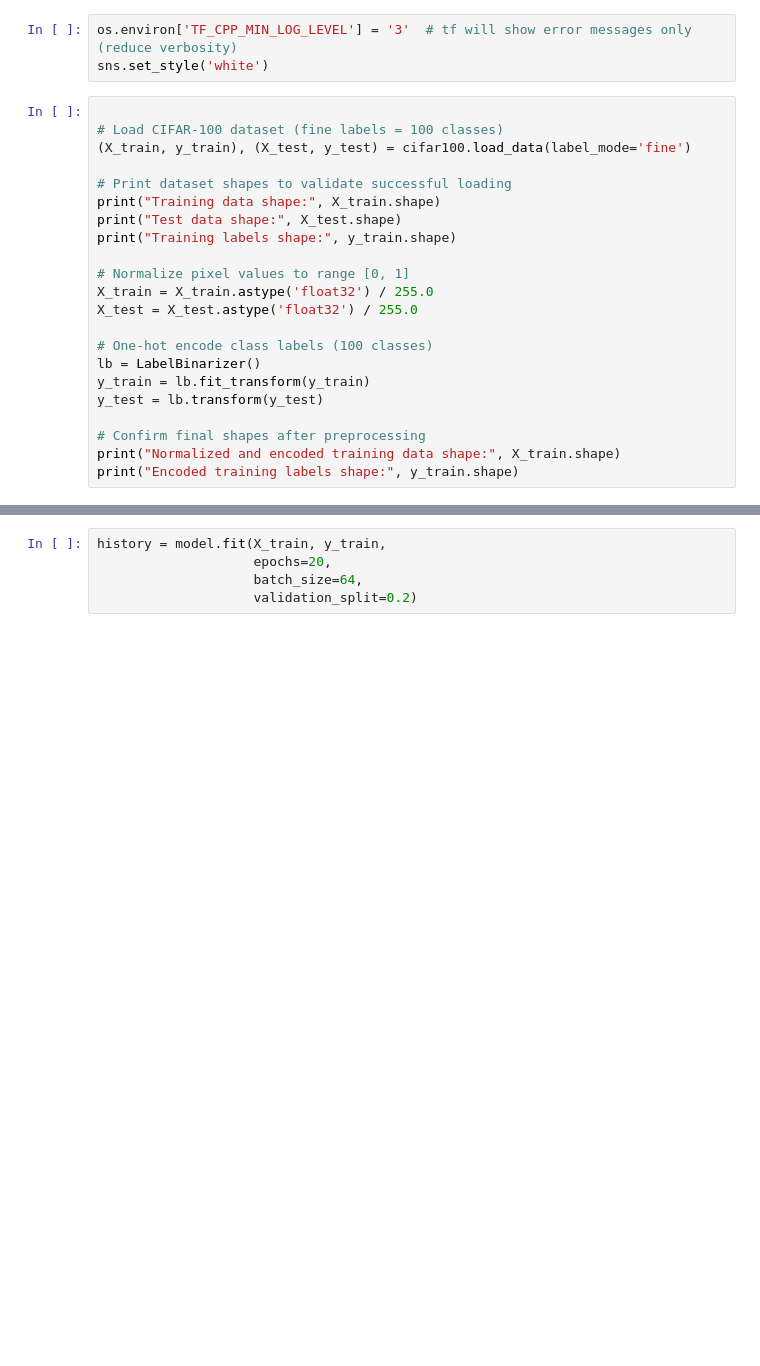
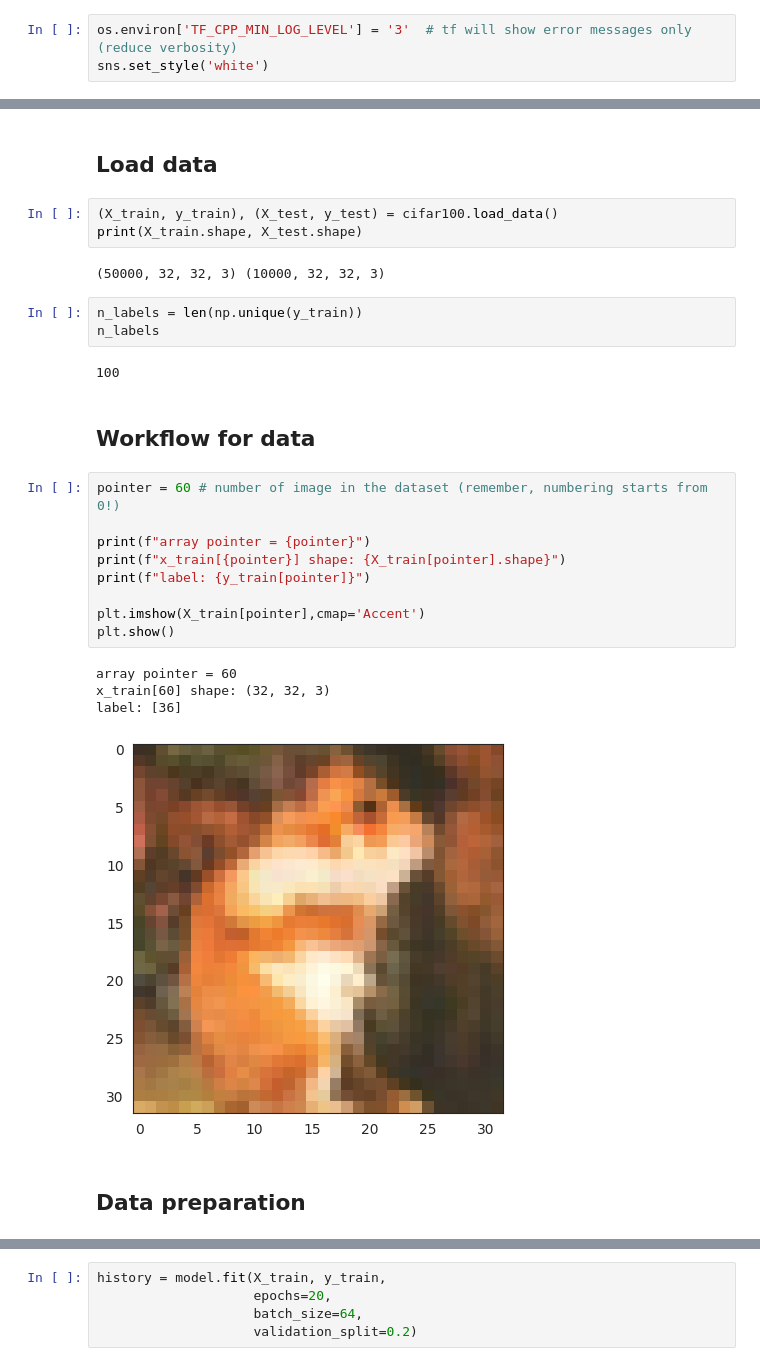
Before and after one commit to DawudAli123/Course-Work-Big-Data-2025, a Jupyter notebook: M32895_main_CW_up2089158_up2060325.ipynb, the cells around one changed output, grey strips where cells are left out. Cells and saved outputs as stored; diff of their text form; blank space fills up the shorter version.

```diff
--- a/M32895_main_CW_up2089158_up2060325.ipynb
+++ b/M32895_main_CW_up2089158_up2060325.ipynb
@@ -17,25 +23,3 @@ from sklearn.metrics import classification_report, confusion_matrix
 # %%
 os.environ['TF_CPP_MIN_LOG_LEVEL'] = '3'  # tf will show error messages only (reduce verbosity)
 sns.set_style('white')
-# %%
-
-# Load CIFAR-100 dataset (fine labels = 100 classes)
-(X_train, y_train), (X_test, y_test) = cifar100.load_data(label_mode='fine')
-
-# Print dataset shapes to validate successful loading
-print("Training data shape:", X_train.shape)
-print("Test data shape:", X_test.shape)
-print("Training labels shape:", y_train.shape)
-
-# Normalize pixel values to range [0, 1]
-X_train = X_train.astype('float32') / 255.0
-X_test = X_test.astype('float32') / 255.0
-
-# One-hot encode class labels (100 classes)
-lb = LabelBinarizer()
-y_train = lb.fit_transform(y_train)
-y_test = lb.transform(y_test)
-
-# Confirm final shapes after preprocessing
-print("Normalized and encoded training data shape:", X_train.shape)
-print("Encoded training labels shape:", y_train.shape)
@@ -86,0 +26,30 @@ plot_samples(X_train, y_train, label_names, n=10)
+# %% [markdown]
+## Load data
+# %%
+(X_train, y_train), (X_test, y_test) = cifar100.load_data()
+print(X_train.shape, X_test.shape)
+# %% [output]
+(50000, 32, 32, 3) (10000, 32, 32, 3)
+# %%
+n_labels = len(np.unique(y_train))
+n_labels
+# %% [output]
+100
+# %% [markdown]
+## Workflow for data
+# %%
+pointer = 60 # number of image in the dataset (remember, numbering starts from 0!)
+
+print(f"array pointer = {pointer}")
+print(f"x_train[{pointer}] shape: {X_train[pointer].shape}")
+print(f"label: {y_train[pointer]}")
+
+plt.imshow(X_train[pointer],cmap='Accent')
+plt.show()
+# %% [output]
+array pointer = 60
+x_train[60] shape: (32, 32, 3)
+label: [36]
+[figure, added]
+# %% [markdown]
+## Data preparation
```
Also changed, not shown: parts of 15 cells of this notebook.
